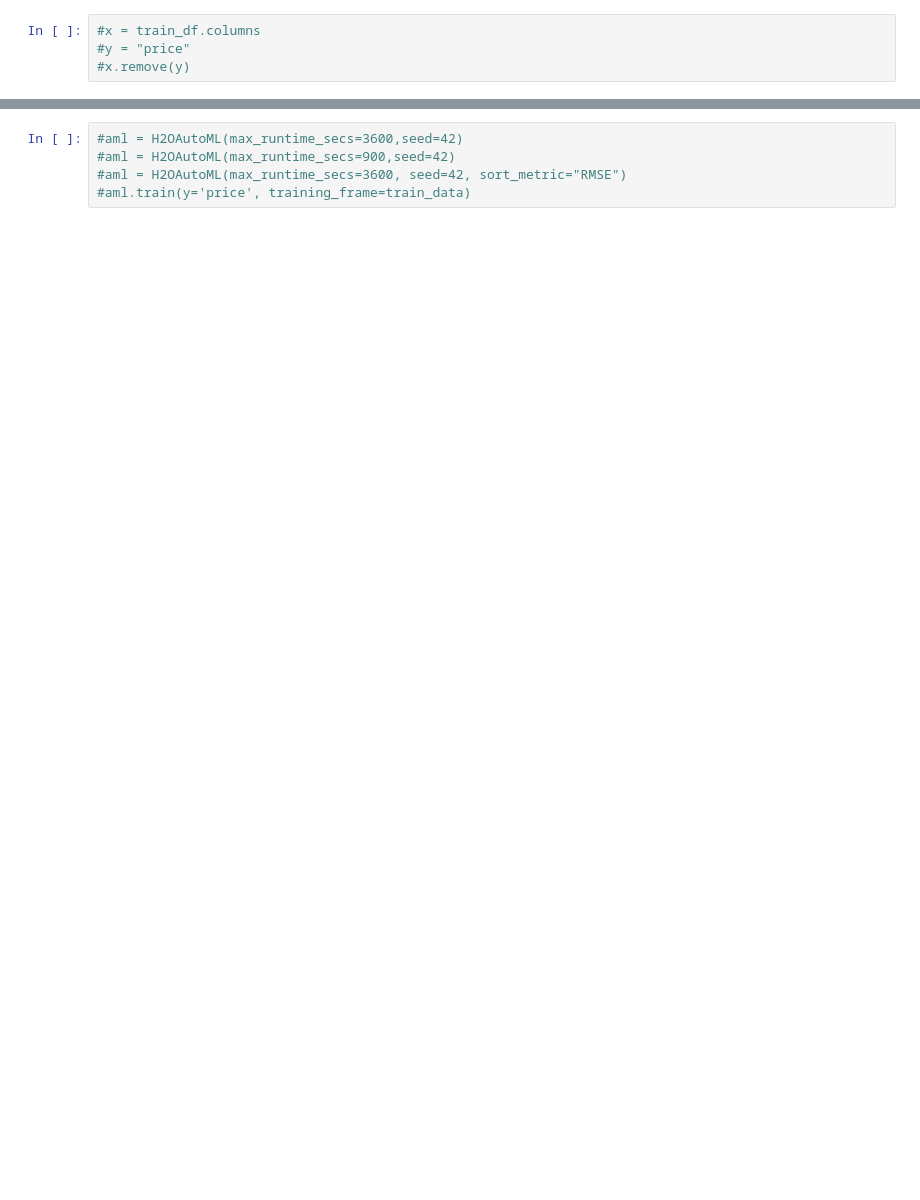
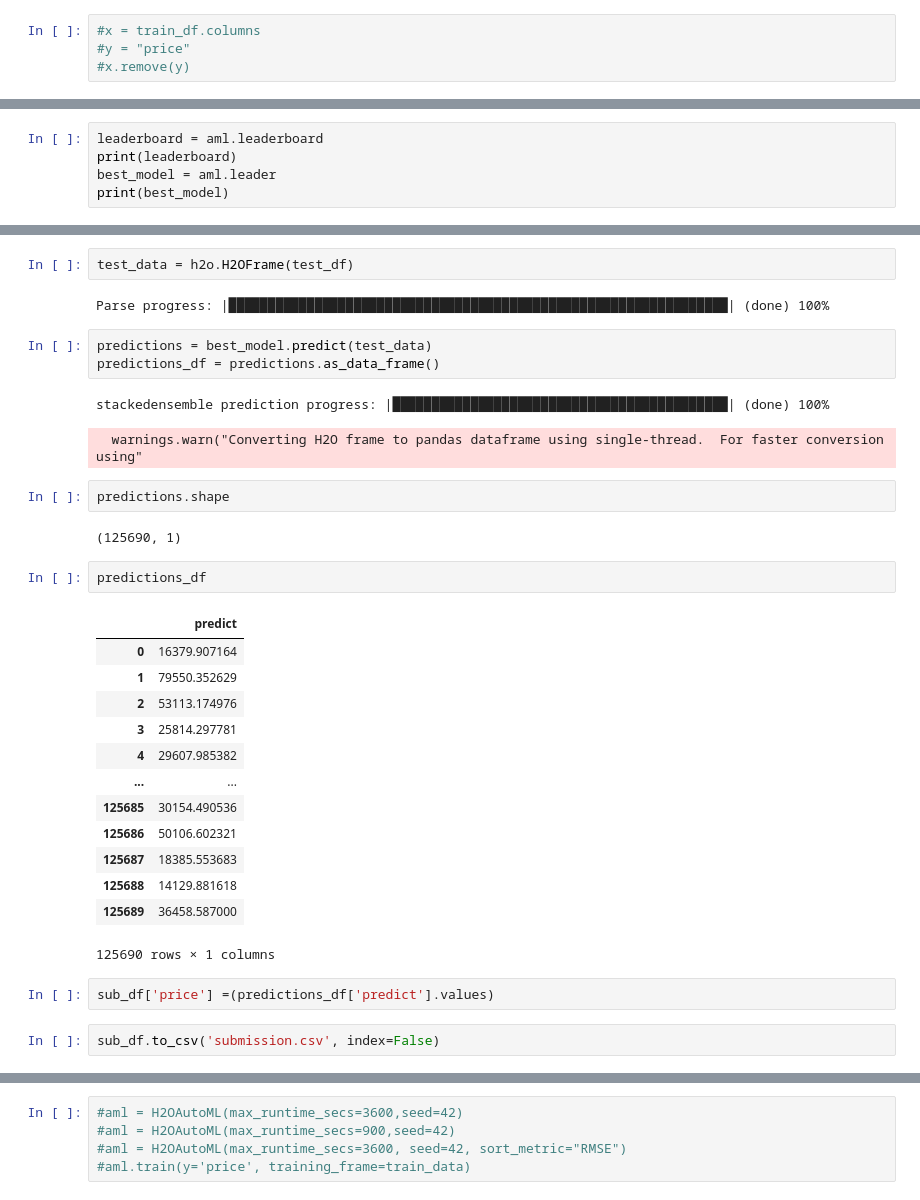
Before and after one commit to rubanzasilva/regression_of-_used_car_prices, a Jupyter notebook: used-cars-h20.ipynb, the cells around one changed output, grey strips where cells are left out. Saved outputs shown, nothing was run; the diff lists cells and outputs as text; blank space fills up the shorter version.

```diff
--- a/used-cars-h20.ipynb
+++ b/used-cars-h20.ipynb
@@ -66,0 +196,5 @@ aml.train(y='price', training_frame=train_data)
+# %%
+leaderboard = aml.leaderboard
+print(leaderboard)
+best_model = aml.leader
+print(best_model)
@@ -66,0 +219,34 @@ aml.train(y='price', training_frame=train_data)
+# %%
+test_data = h2o.H2OFrame(test_df)
+# %% [output]
+Parse progress: |████████████████████████████████████████████████████████████████| (done) 100%
+# %%
+predictions = best_model.predict(test_data)
+predictions_df = predictions.as_data_frame()
+# %% [output]
+stackedensemble prediction progress: |███████████████████████████████████████████| (done) 100%
+  warnings.warn("Converting H2O frame to pandas dataframe using single-thread.  For faster conversion using"
+# %%
+predictions.shape
+# %% [output]
+(125690, 1)
+# %%
+predictions_df
+# %% [output]
+|  | predict |
+| 0 | 16379.907164 |
+| 1 | 79550.352629 |
+| 2 | 53113.174976 |
+| 3 | 25814.297781 |
+| 4 | 29607.985382 |
+| ... | ... |
+| 125685 | 30154.490536 |
+| 125686 | 50106.602321 |
+| 125687 | 18385.553683 |
+| 125688 | 14129.881618 |
+| 125689 | 36458.587000 |
+125690 rows × 1 columns
+# %%
+sub_df['price'] =(predictions_df['predict'].values)
+# %%
+sub_df.to_csv('submission.csv', index=False)
```
Also changed, not shown: parts of 13 cells of this notebook.
